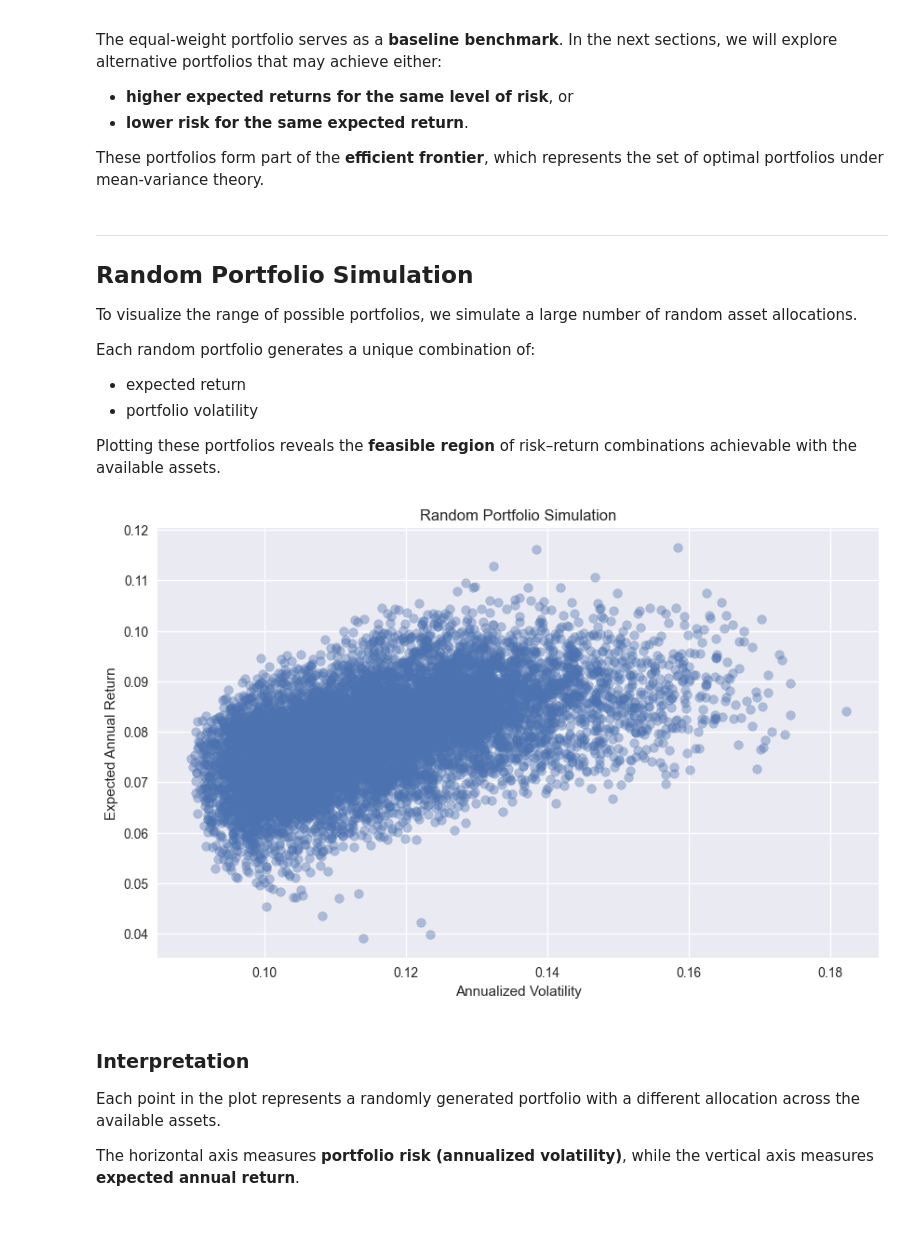
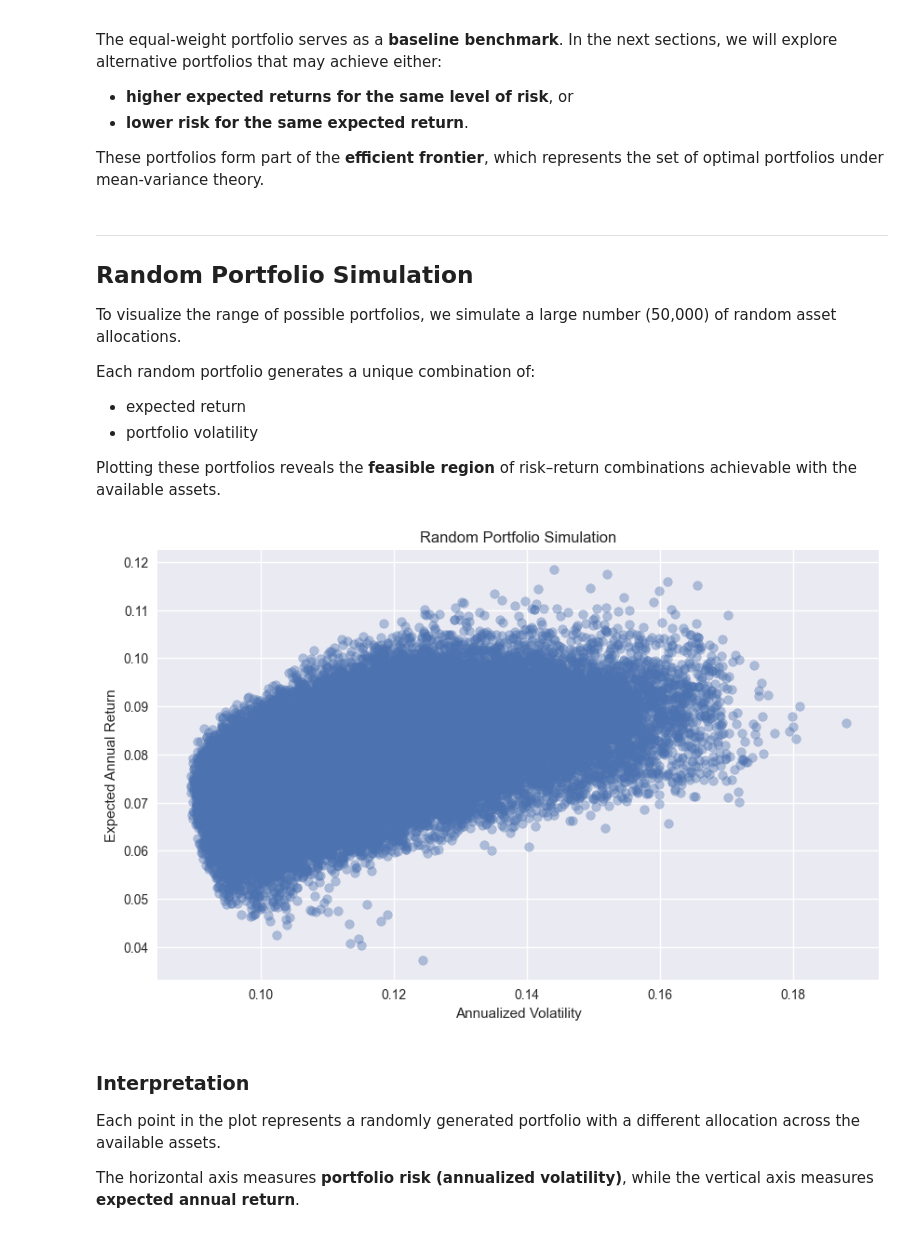
Before and after one commit to aidanpmitchell/stochastic-regime-portfolio-optimization, a Jupyter notebook: notebooks/03_portfolio_optimization.ipynb, the cells around one changed output. Cells and saved outputs as stored; diff of their text form; code cells hidden in the pictures.

Commit message:
Complete portfolio optimization notebook with efficient frontier, optimal portfolios, and saved results

```diff
--- a/notebooks/03_portfolio_optimization.ipynb
+++ b/notebooks/03_portfolio_optimization.ipynb
@@ -176,7 +178,7 @@ These portfolios form part of the **efficient frontier**, which represents the s
 
 ## Random Portfolio Simulation
 
-To visualize the range of possible portfolios, we simulate a large number of random asset allocations.
+To visualize the range of possible portfolios, we simulate a large number (50,000) of random asset allocations.
 
 Each random portfolio generates a unique combination of:
 
@@ -186,7 +188,7 @@ Each random portfolio generates a unique combination of:
 Plotting these portfolios reveals the **feasible region** of risk–return combinations achievable with the available assets.
 # %%
 # Arrays to store results
-n_portfolios = 10000
+n_portfolios = 50000
 n_assets = len(annual_mean_returns)
 
 sim_returns = np.zeros(n_portfolios)
@@ -196,34 +198,34 @@ sim_weights = np.zeros((n_portfolios, n_assets))
 # Generate random portfolios
 for i in range(n_portfolios):
     weights = np.random.random(n_assets)
     weights /= np.sum(weights)
 
     sim_weights[i] = weights
 
     ret, vol = portfolio_performance(
         weights,
         annual_mean_returns.values,
         annual_cov_matrix.values
     )
 
     sim_returns[i] = ret
     sim_volatility[i] = vol
 
 plt.figure(figsize=(10, 6))
 
 plt.scatter(
     sim_volatility,
     sim_returns,
     alpha=0.4
 )
 
 plt.xlabel("Annualized Volatility")
 plt.ylabel("Expected Annual Return")
 plt.title("Random Portfolio Simulation")
 
 plt.show()
 # %% [output]
-[figure, old version]
+[figure, new version]
 # %% [markdown]
 ### Interpretation
 
```
Also changed, not shown: parts of 14 cells of this notebook.
